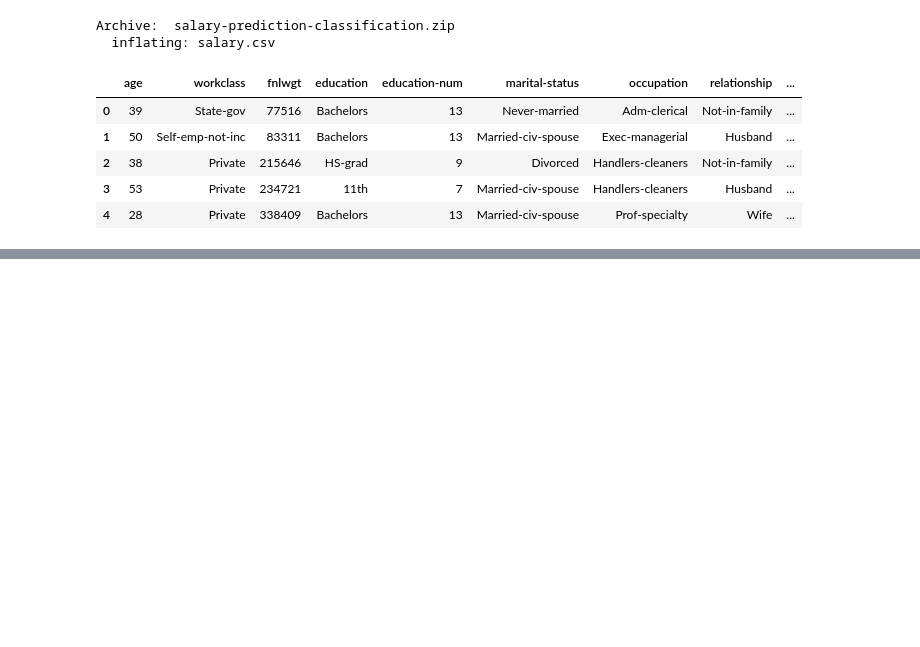
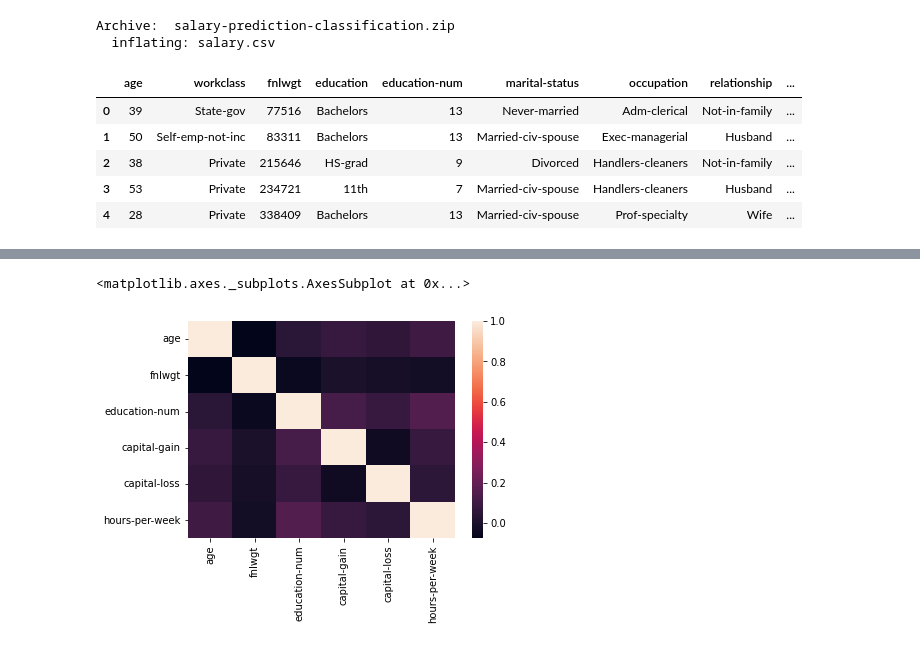
Before and after one commit to saishrane06/Exploratory-Data-Analysis, a Jupyter notebook: Salary_Prediction.ipynb, the cells around one changed output, grey strips where cells are left out. Drawn from its saved outputs; the diff is of its cells as text; code cells hidden in the pictures; blank space fills up the shorter version.

```diff
--- a/Salary_Prediction.ipynb
+++ b/Salary_Prediction.ipynb
@@ -31,0 +92,2 @@ salary_df.head()
+# %%
+salary_df = salary_df.dropna(how="any")
@@ -101,0 +196,5 @@ plot_mi_scores(mi_scores)
+# %%
+sns.heatmap(data=salary_df.corr())
+# %% [output]
+<matplotlib.axes._subplots.AxesSubplot at 0x...>
+[figure, added]
```
Also changed, not shown: parts of 31 cells of this notebook.
